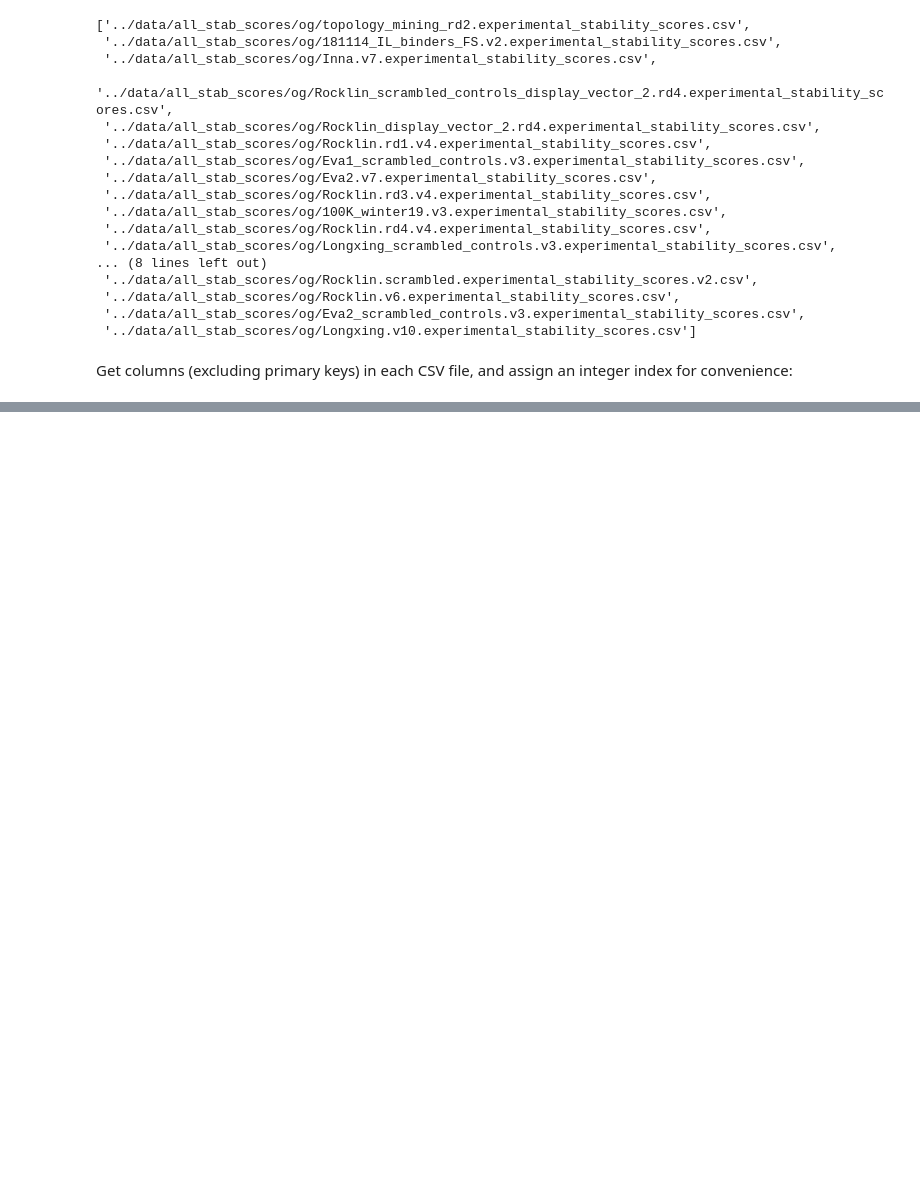
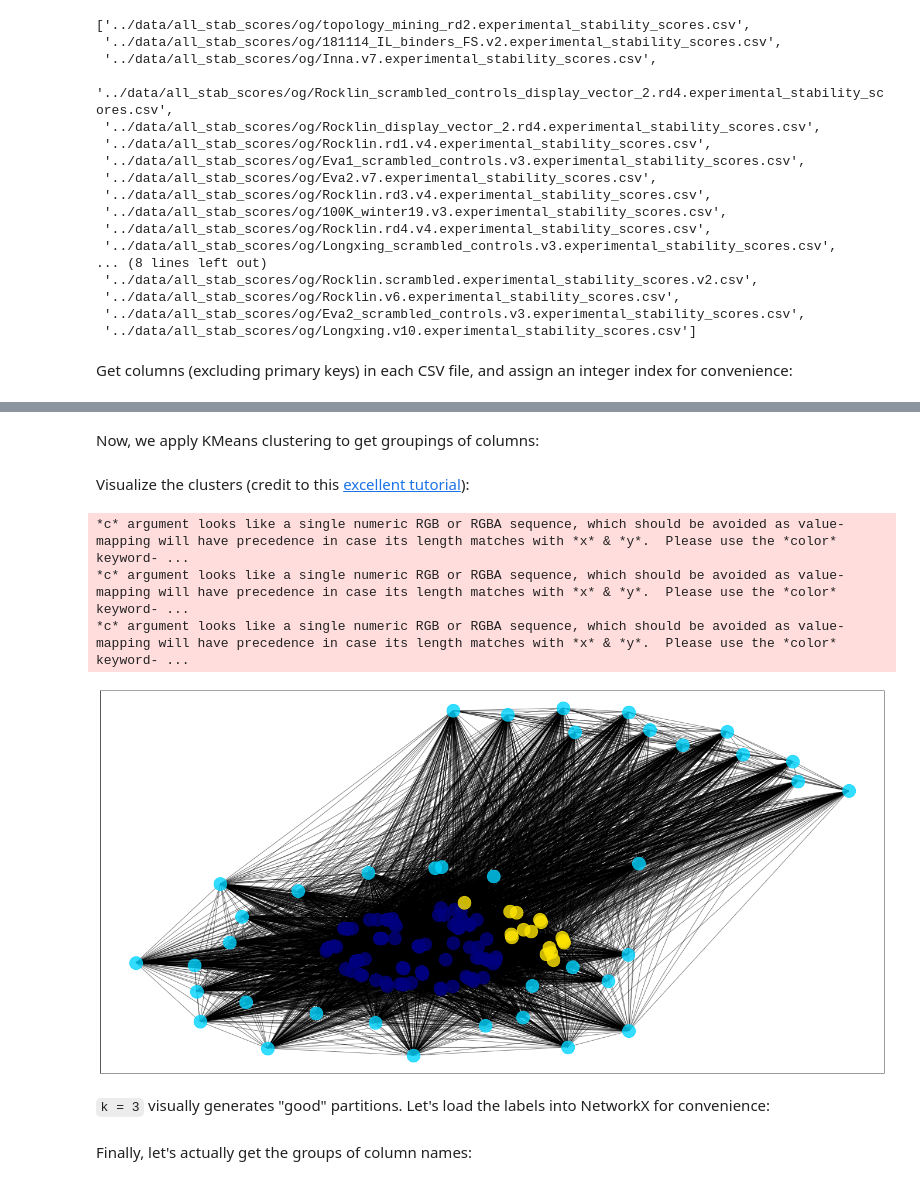
Before and after one commit to eho-tacc/vdr_frictionless_prototypes, a Jupyter notebook: vdr_migration/notebooks/20210222.ipynb, the cells around one changed output, grey strips where cells are left out. Drawn from its saved outputs; the diff is of its cells as text; code cells hidden in the pictures; blank space fills up the shorter version.

Commit message:
Update today's notebook to use K-means

```diff
--- a/vdr_migration/notebooks/20210222.ipynb
+++ b/vdr_migration/notebooks/20210222.ipynb
@@ -261,0 +119,13 @@ len(mnc), len(g)
+# %%
+def get_adj_from_fdict(fdict):
+    """Return up 2-D adjacency matrix given an `fdict`. Values
+    are the same as the edge `weight` attribute in
+    `get_graph_from_fdict`.
+    """
+    adj = np.zeros(shape=[len(fdict), len(fdict)], dtype=int)
+    for k1, k2 in product(*[list(fdict.keys())] * 2):
+        adj[k1, k2] = len(fdict[k1].intersection(fdict[k2]))
+    return adj
+
+adj = get_adj_from_fdict(fdict)
+adj
@@ -261,0 +140,40 @@ len(mnc), len(g)
+# %% [markdown]
+Now, we apply KMeans clustering to get groupings of columns:
+# %%
+k = 3
+km = KMeans(k).fit(adj)
+labs =  km.labels_
+# %% [markdown]
+Visualize the clusters (credit to this [excellent tutorial](https://www.learndatasci.com/tutorials/k-means-clustering-algorithms-python-intro/)):
+# %%
+def draw_communities(G, membership, pos):
+    """Credit to https://www.learndatasci.com/tutorials/k-means-clustering-algorithms-python-intro/
+    """
+    fig, ax = plt.subplots(figsize=(24,12))
+
+    # Convert membership list to a dict where key=club, value=list of students in club
+    club_dict = defaultdict(list)
+    for student, club in enumerate(membership):
+        club_dict[club].append(student)
+
+    # Normalize number of clubs for choosing a color
+    norm = colors.Normalize(vmin=0, vmax=len(club_dict.keys()))
+
+    for club, members in club_dict.items():
+        nx.draw_networkx_nodes(G, pos,
+                               nodelist=members,
+                               node_color=cm.jet(norm(club)),
+                               node_size=500,
+                               alpha=0.8,
+                               ax=ax)
+
+    nx.draw_networkx_edges(G, pos, alpha=0.5, ax=ax)
+
+draw_communities(g, labs, nx.spring_layout(g))
+# %% [output]
+*c* argument looks like a single numeric RGB or RGBA sequence, which should be avoided as value-mapping will have precedence in case its length matches with *x* & *y*.  Please use the *color* keyword- ...
+*c* argument looks like a single numeric RGB or RGBA sequence, which should be avoided as value-mapping will have precedence in case its length matches with *x* & *y*.  Please use the *color* keyword- ...
+*c* argument looks like a single numeric RGB or RGBA sequence, which should be avoided as value-mapping will have precedence in case its length matches with *x* & *y*.  Please use the *color* keyword- ...
+[figure, added]
+# %% [markdown]
+`k = 3` visually generates "good" partitions. Let's load the labels into NetworkX for convenience:
@@ -261,0 +183,2 @@ len(mnc), len(g)
+# %% [markdown]
+Finally, let's actually get the groups of column names:
```
Also changed, not shown: parts of 27 cells of this notebook, 1 other file.
